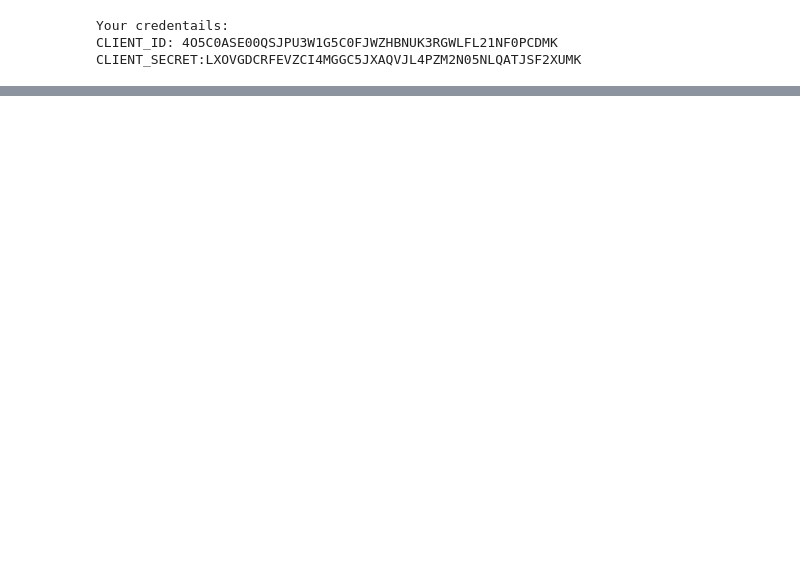
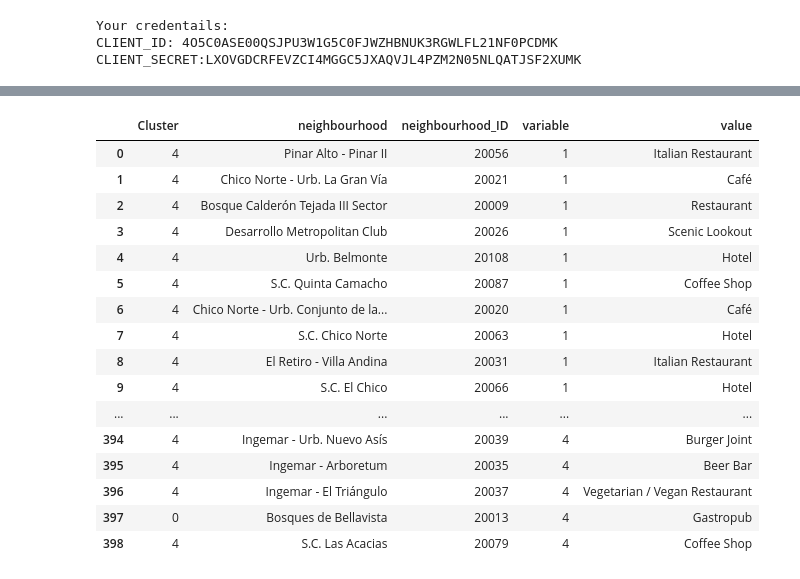
Before and after one commit to JulianaGomez/Coursera_Capstone, a Jupyter notebook: Vegetarian restaurants in Bogota.ipynb, the cells around one changed output, grey strips where cells are left out. Drawn from its saved outputs; the diff is of its cells as text; code cells hidden in the pictures; blank space fills up the shorter version.

```diff
--- a/Vegetarian restaurants in Bogota.ipynb
+++ b/Vegetarian restaurants in Bogota.ipynb
@@ -113,0 +608,32 @@ CLIENT_SECRET:LXOVGDCRFEVZCI4MGGC5JXAQVJL4PZM2N05NLQATJSF2XUMK
+# %%
+#subset only cluster labels and order
+veggie = chapinero_merged[['Cluster Labels','neighbourhood','neighbourhood_ID','1st Most Common Venue', '2nd Most Common Venue',
+       '3rd Most Common Venue', '4th Most Common Venue',
+       '5th Most Common Venue', '6th Most Common Venue',
+       '7th Most Common Venue', '8th Most Common Venue',
+       '9th Most Common Venue', '10th Most Common Venue']]
+
+
+#rename
+veggie.columns = ['Cluster', 'neighbourhood','neighbourhood_ID','1','2','3','4','5','6','7','8','9','10']
+
+veggiemelt = pd.melt(veggie, id_vars=['Cluster','neighbourhood','neighbourhood_ID'])
+veggiemelt
+# %% [output]
+|  | Cluster | neighbourhood | neighbourhood_ID | variable | value |
+| 0 | 4 | Pinar Alto - Pinar II | 20056 | 1 | Italian Restaurant |
+| 1 | 4 | Chico Norte - Urb. La Gran Vía | 20021 | 1 | Café |
+| 2 | 4 | Bosque Calderón Tejada III Sector | 20009 | 1 | Restaurant |
+| 3 | 4 | Desarrollo Metropolitan Club | 20026 | 1 | Scenic Lookout |
+| 4 | 4 | Urb. Belmonte | 20108 | 1 | Hotel |
+| 5 | 4 | S.C. Quinta Camacho | 20087 | 1 | Coffee Shop |
+| 6 | 4 | Chico Norte - Urb. Conjunto de la... | 20020 | 1 | Café |
+| 7 | 4 | S.C. Chico Norte | 20063 | 1 | Hotel |
+| 8 | 4 | El Retiro - Villa Andina | 20031 | 1 | Italian Restaurant |
+| 9 | 4 | S.C. El Chico | 20066 | 1 | Hotel |
+| ... | ... | ... | ... | ... | ... |
+| 394 | 4 | Ingemar - Urb. Nuevo Asís | 20039 | 4 | Burger Joint |
+| 395 | 4 | Ingemar - Arboretum | 20035 | 4 | Beer Bar |
+| 396 | 4 | Ingemar - El Triángulo | 20037 | 4 | Vegetarian / Vegan Restaurant |
+| 397 | 0 | Bosques de Bellavista | 20013 | 4 | Gastropub |
+| 398 | 4 | S.C. Las Acacias | 20079 | 4 | Coffee Shop |
```
Also changed, not shown: parts of 62 cells of this notebook.
